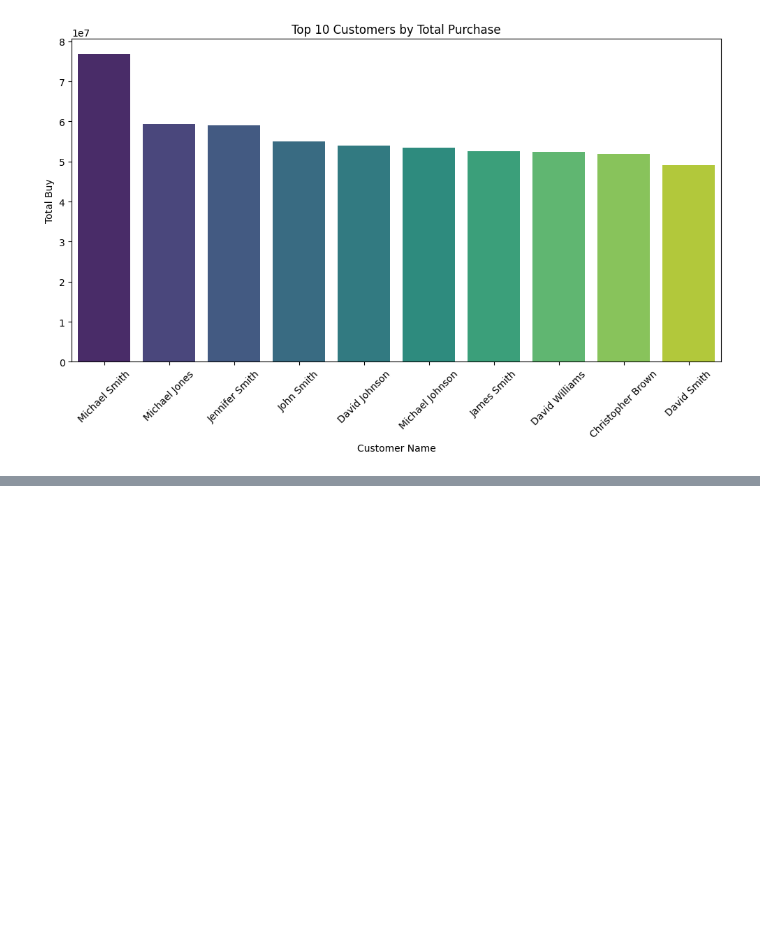
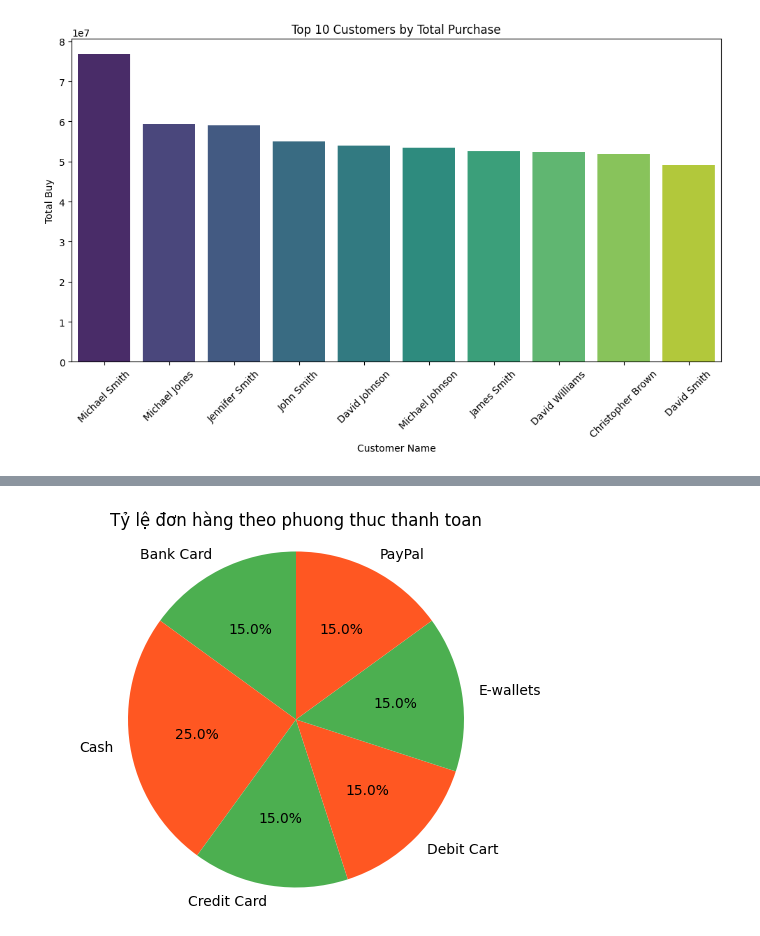
Before and after one commit to LinhBruh/Project_Big_Data, a Jupyter notebook: visualization_data/customer.ipynb, the cells around one changed output, grey strips where cells are left out. Saved outputs shown, nothing was run; the diff lists cells and outputs as text; code cells hidden in the pictures; blank space fills up the shorter version.

```diff
--- a/visualization_data/customer.ipynb
+++ b/visualization_data/customer.ipynb
@@ -132,0 +148,14 @@ Passing `palette` without assigning `hue` is deprecated and will be removed in v
+# %%
+df = pd.read_sql("""
+    SELECT payment_method, COUNT(*) as count_method FROM fact_orders GROUP BY payment_method
+""",engine)
+# %%
+labes = df["payment_method"]
+sizes = df["count_method"]
+plt.pie(sizes,labels=labes,autopct='%1.1f%%', startangle=90,colors=['#4CAF50', '#FF5722'])
+plt.title("Tỷ lệ đơn hàng theo phuong thuc thanh toan")
+plt.axis('equal')
+
+plt.show()
+# %% [output]
+[figure, added]
```
Also changed, not shown: parts of 6 cells of this notebook.
